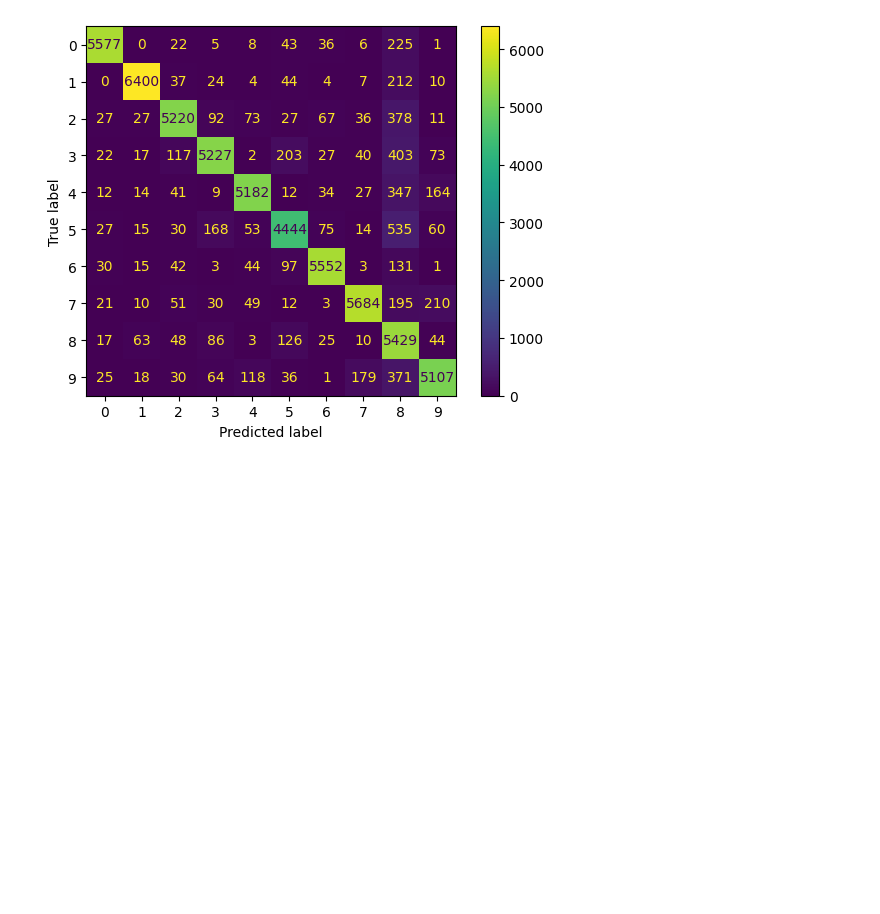
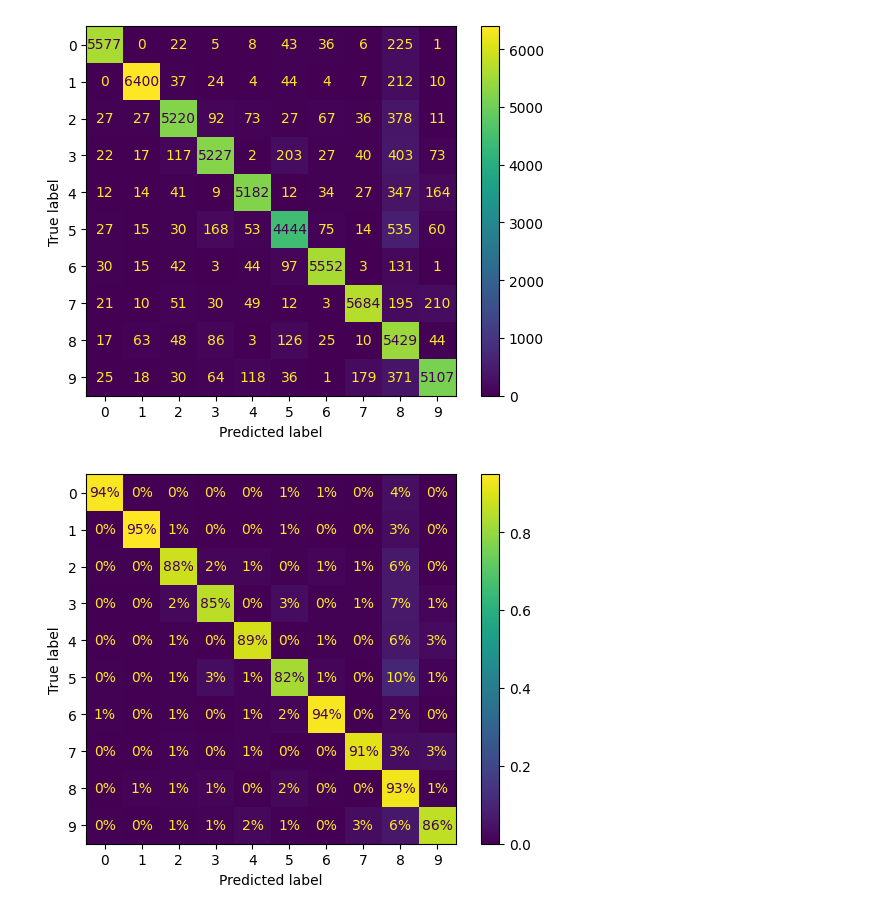
Before and after one commit to imsoumya18/machine_learning, a Jupyter notebook: Classification_MNIST.ipynb, the cells around one changed output. Cells and saved outputs as stored; diff of their text form; code cells hidden in the pictures; blank space fills up the shorter version.

```diff
--- a/Classification_MNIST.ipynb
+++ b/Classification_MNIST.ipynb
@@ -346,3 +346,9 @@ ConfusionMatrixDisplay.from_predictions(y_train, y_train_pred)
 plt.show()
 # %% [output]
 [figure]
+# %%
+ConfusionMatrixDisplay.from_predictions(y_train, y_train_pred, normalize="true", values_format=".0%")
+
+plt.show()
+# %% [output]
+[figure, added]
```
Also changed, not shown: parts of 11 cells of this notebook.
